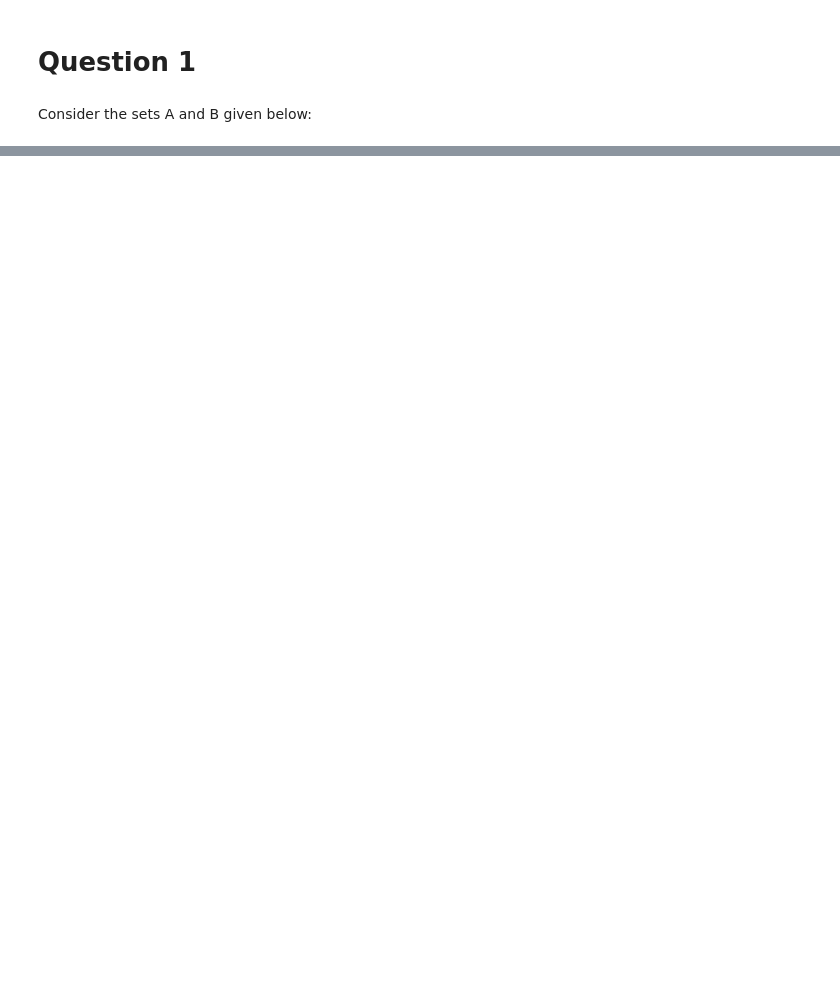
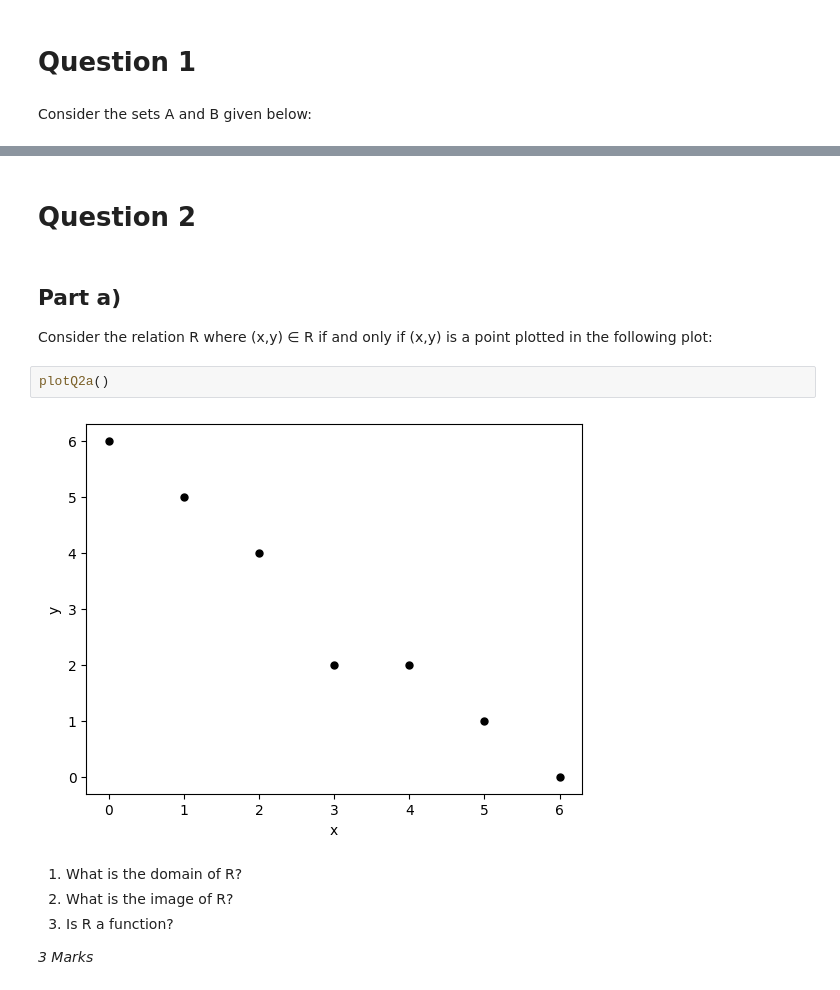
Before and after one commit to JasonPSmith/NTUMathsTeaching, a Jupyter notebook: 2024_25_Coursework.ipynb, the cells around one changed output, grey strips where cells are left out. Drawn from its saved outputs; the diff is of its cells as text; blank space fills up the shorter version.

```diff
--- a/2024_25_Coursework.ipynb
+++ b/2024_25_Coursework.ipynb
@@ -57,0 +168,17 @@ answer5 =
+# %% [markdown]
+# Question 2
+# %% [markdown]
+
+## Part a)
+
+Consider the relation R where (x,y) ∈ R if and only if (x,y) is a point plotted in the following plot:
+# %%
+plotQ2a()
+# %% [output]
+[figure, added]
+# %% [markdown]
+1.    What is the domain of R?
+2.    What is the image of R?
+3.    Is R a function?
+
+*3 Marks*
```
Also changed, not shown: parts of 30 cells of this notebook.
